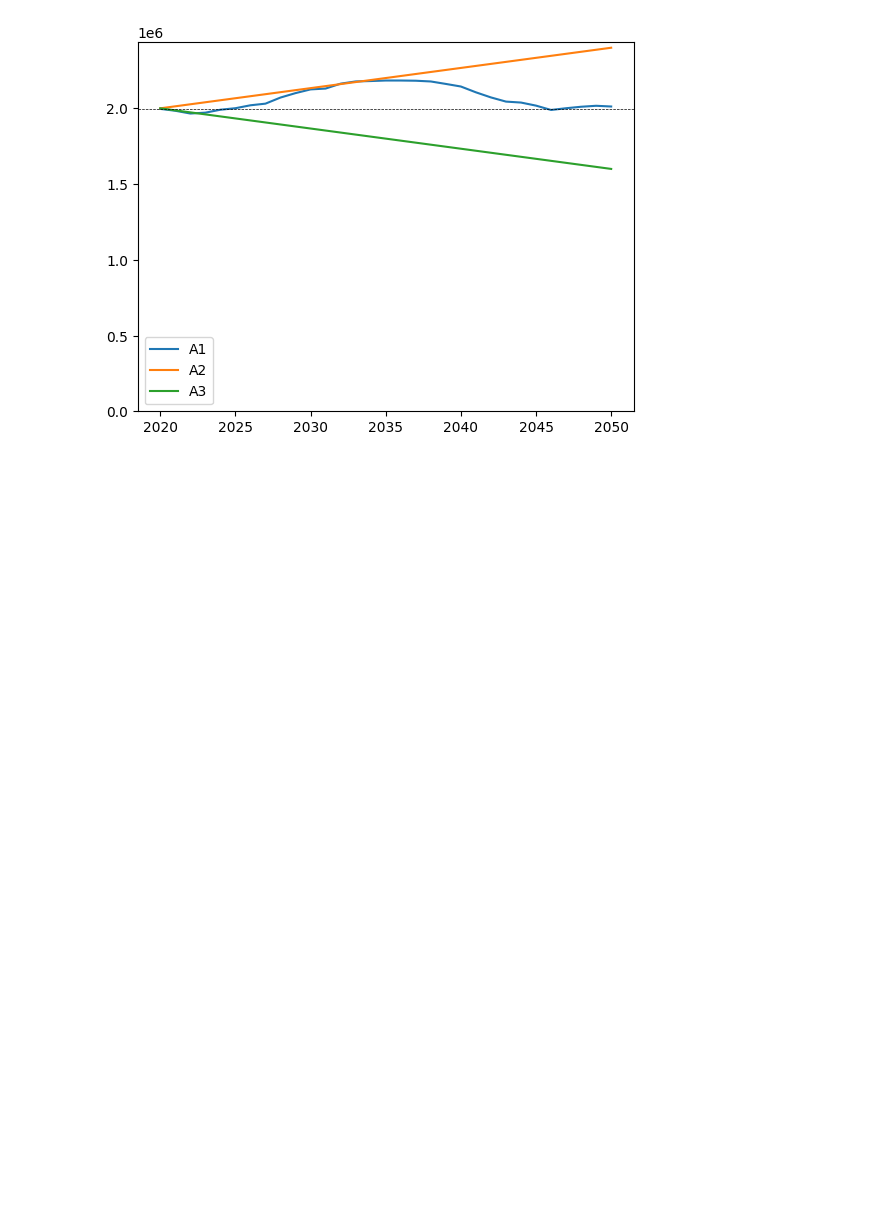
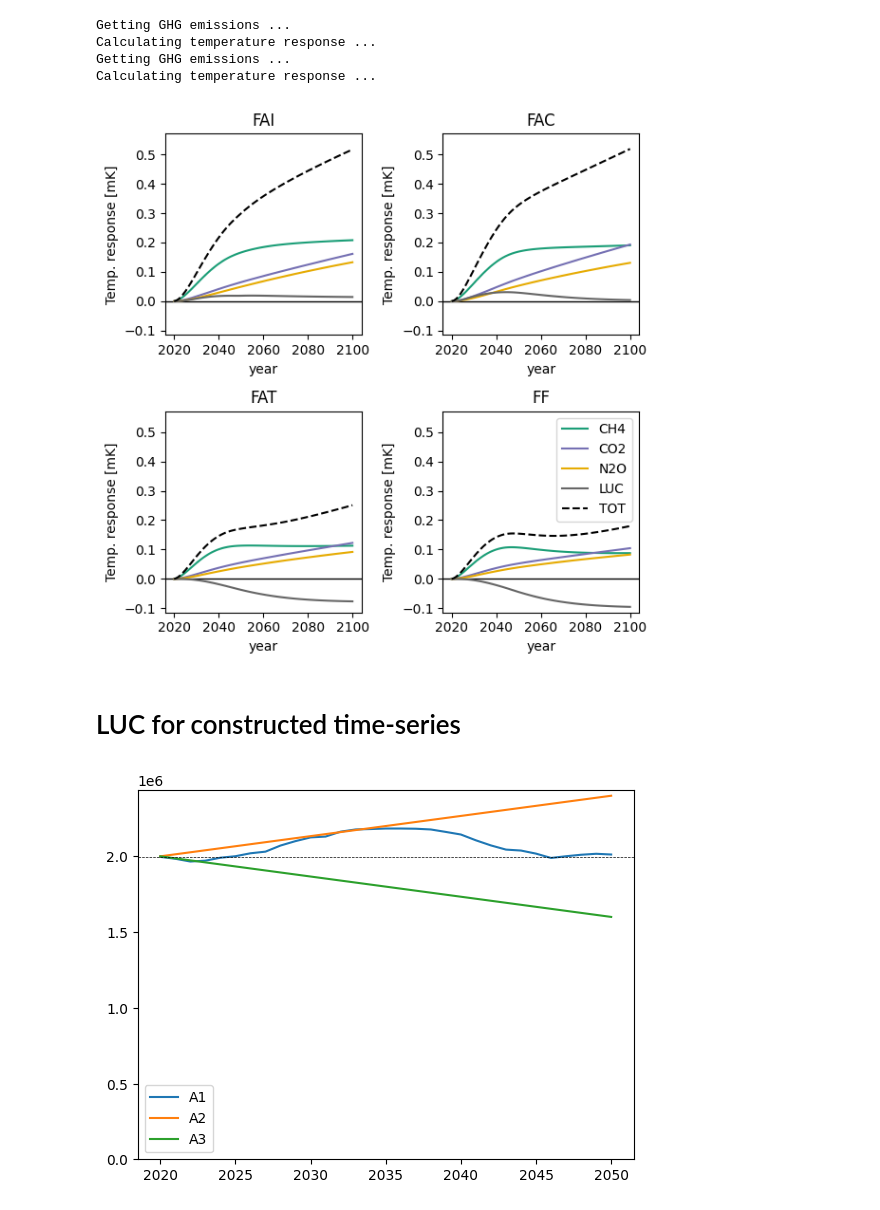
Before and after one commit to SLU-foodsystems/CIBUSmod, a Jupyter notebook: notebooks/LUC.ipynb, the cells around one changed output. Cells and saved outputs as stored; diff of their text form; code cells hidden in the pictures; blank space fills up the shorter version.

```diff
--- a/notebooks/LUC.ipynb
+++ b/notebooks/LUC.ipynb
@@ -23,0 +26,19 @@ TypeError: can only concatenate str (not "int") to str
+# %%
+%%time
+LUC_dfs = []
+for scn in cropland.index.unique('scn'):
+    CO2E = None
+    for re in cropland.columns:
+        Ach = cropland.loc[scn,re].diff().fillna(0)
+        LUCts = LUCTimeSeries(
+            Ach = Ach,
+            Cmax = (2_000,50_000),
+            T50 = (0.5,20),
+            extend = 50
+        )
+        LUCts.calculate_parcels()
+        CO2E = pd.concat([CO2E,LUCts.get_CO2()], axis=1)
+    CO2E = CO2E.sum(axis=1)
+    LUC_dfs += [pd.concat({scn: CO2E}, names=['scn'])]
+LUC = pd.concat(LUC_dfs).rename('CO2').to_frame().rename_axis('compound', axis=1)
+LUC.index = LUC.index.set_levels(LUC.index.levels[-1].astype(str), level=-1)
@@ -24,3 +48,38 @@ TypeError: can only concatenate str (not "int") to str
+# %%
+ghg = (
+    cm.impact.get_GHG(session, CO2eq=None, interpolate=True)
+    .rename(lambda x: 'CH4' if 'CH4' in x else ('N2O' if 'N2O' in x else x), axis=1)
+    .T.groupby('compound').sum().T
+)
+# %%
+dT_LUC = cm.impact.get_deltaT(LUC).rename({'CO2':'LUC'}, axis=1) * 1_000
+dT_GHG = cm.impact.get_deltaT(ghg, extend=50) * 1_000
+
+dT = pd.concat([dT_GHG,dT_LUC], axis=1)
+dT['TOT'] = dT.sum(axis=1)
+# %% [output]
+Getting GHG emissions ...
+Calculating temperature response ...
+Getting GHG emissions ...
+Calculating temperature response ...
+# %%
+fig,axs = plt.subplots(2,2, figsize=(6,6))
+for ax,scn in zip(axs.flatten(),dT.index.unique('scn')):
+    ax.axhline(0, color='black', linewidth=1)
+    dT.loc[scn].iloc[:,:-1].plot(ax=ax, cmap='Dark2', legend=False)
+    dT.loc[scn].iloc[:,[-1]].plot(ax=ax, linestyle='--', color='black', legend=False)
+    ax.set_ylim(dT.min().min()*1.2, dT.max().max()*1.1)
+    ax.set_title(scn)
+    ax.set_ylabel('Temp. response [mK]')
+    if ax == axs.flatten()[-1]:
+        ax.legend()
+
+plt.tight_layout()
+plt.show()
+# %% [output]
+[figure, added]
+# %% [markdown]
+# LUC for constructed time-series
 # %%
 import matplotlib.pyplot as plt
 
```
Also changed, not shown: parts of 5 cells of this notebook.
